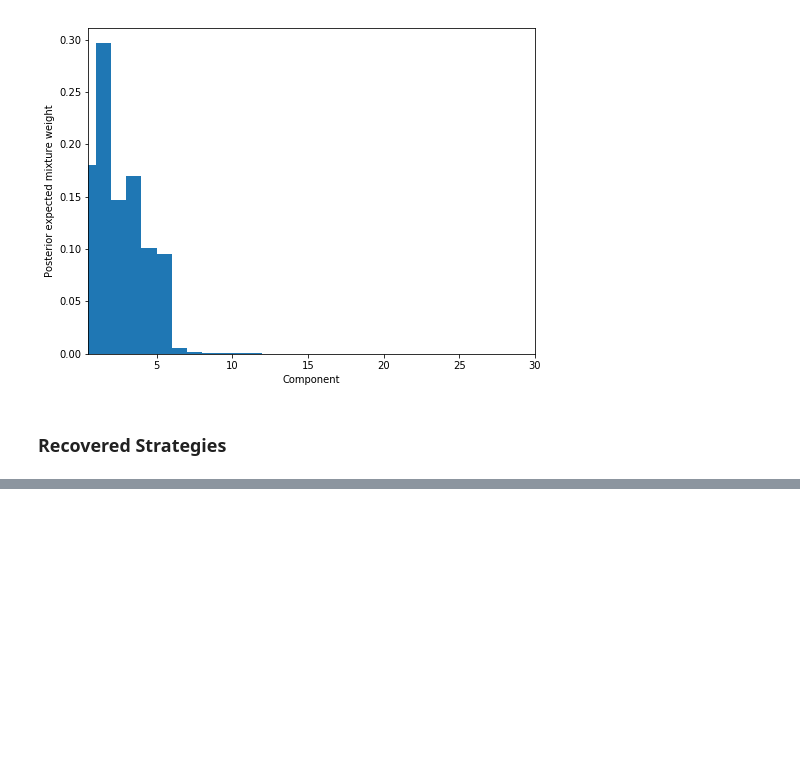
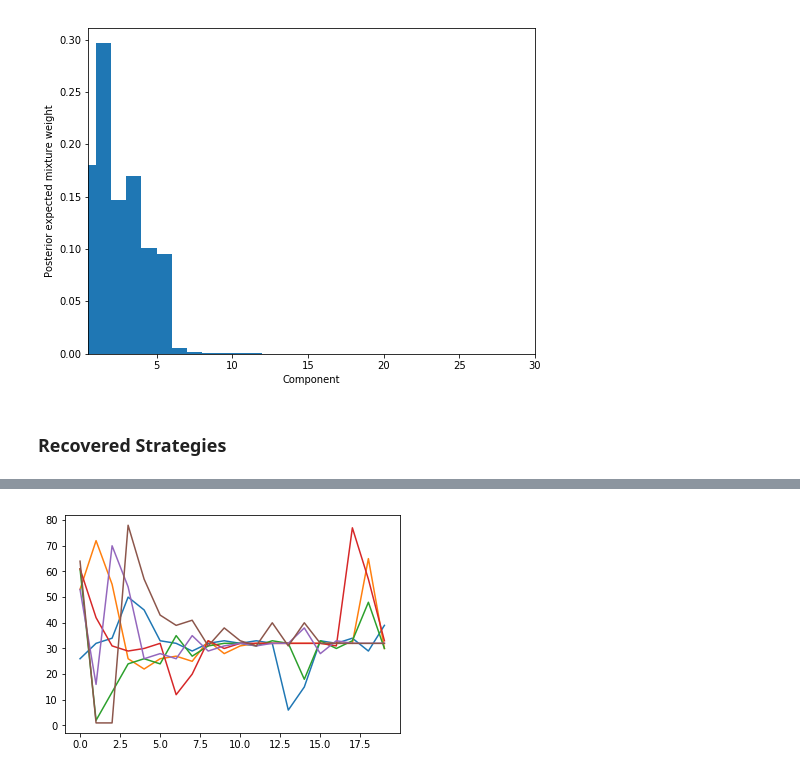
Before and after one commit to bmontambault/Active-Learning, a Jupyter notebook: individual_differences/Local Mixture Tests.ipynb, the cells around one changed output, grey strips where cells are left out. Drawn from its saved outputs; the diff is of its cells as text; code cells hidden in the pictures; blank space fills up the shorter version.

```diff
--- a/individual_differences/Local Mixture Tests.ipynb
+++ b/individual_differences/Local Mixture Tests.ipynb
@@ -151,0 +155,4 @@ plt.plot(new_actions[:9].T);
+# %%
+plt.plot(new_actions[6:12].T);
+# %% [output]
+[figure, added]
```
Also changed, not shown: parts of 9 cells of this notebook, 2 other files.
